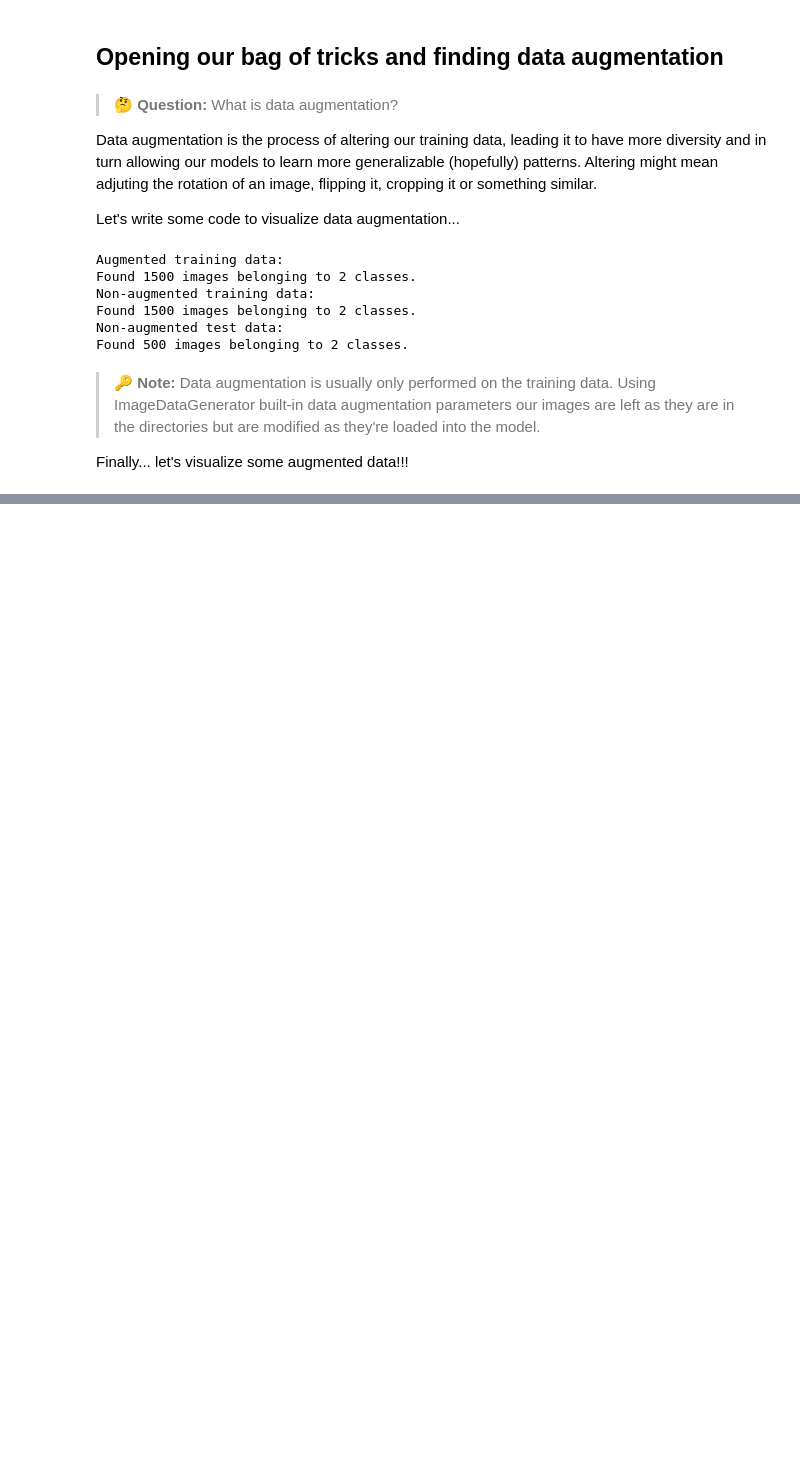
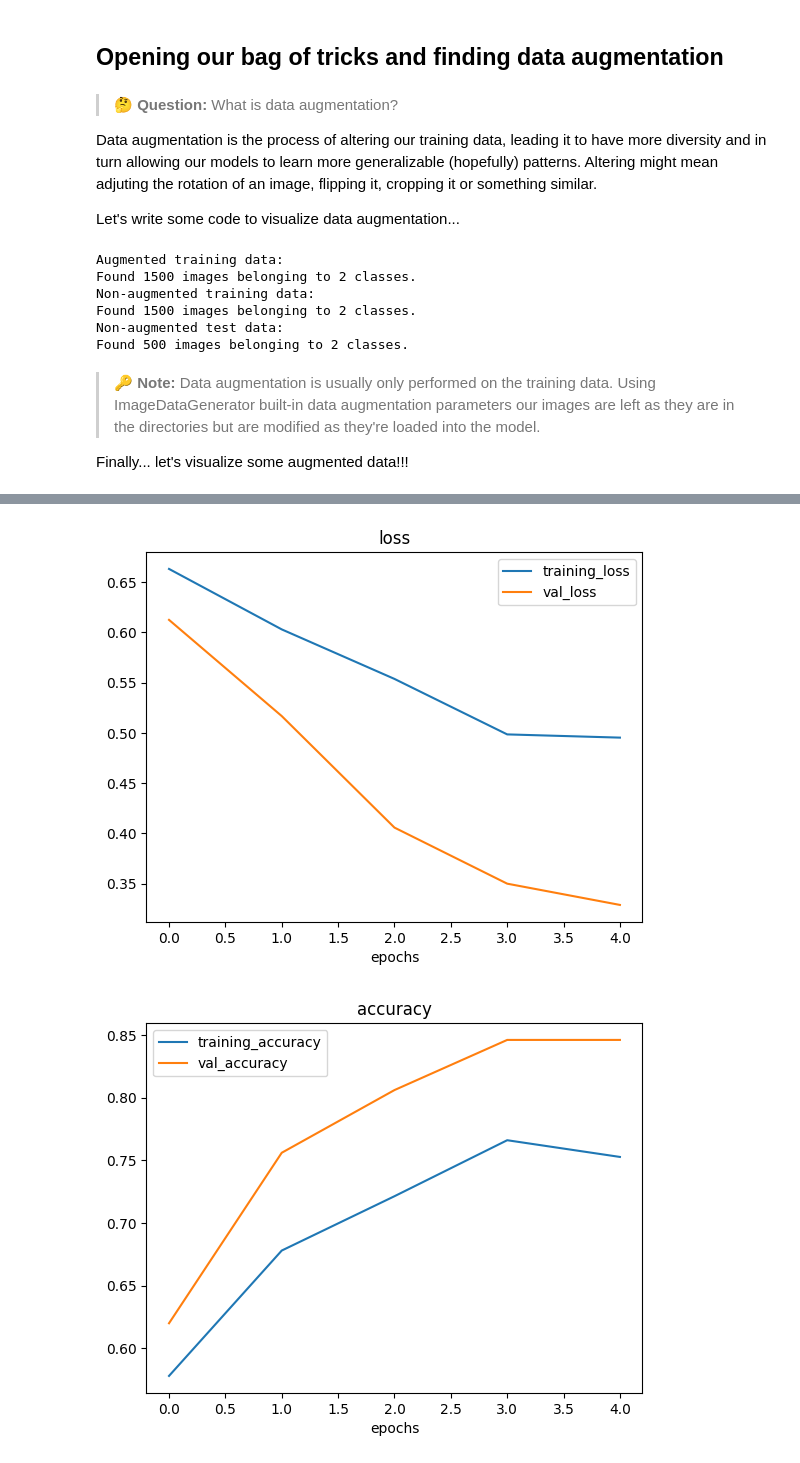
Before and after one commit to shapi88/tensorflow_book, a Jupyter notebook: 03_convolutional_neural_networks_with_tensorflow.ipynb, the cells around one changed output, grey strips where cells are left out. Saved outputs shown, nothing was run; the diff lists cells and outputs as text; code cells hidden in the pictures; blank space fills up the shorter version.

```diff
--- a/03_convolutional_neural_networks_with_tensorflow.ipynb
+++ b/03_convolutional_neural_networks_with_tensorflow.ipynb
@@ -866,0 +1017,7 @@ showing image number: 25
+# %%
+# Import data and augment it and shuffle from training directory
+train_data_augmented_shuffled = train_datagen_augmented.flow_from_directory(train_dir,
+                                                                            target_size=(224, 224),
+                                                                            class_mode="binary",
+                                                                            batch_size=32,
+                                                                            shuffle=True) # shuffle data this time
@@ -866,0 +1026,24 @@ showing image number: 25
+# %%
+# Create the model (this is going to be our new baseline)
+model_8 = Sequential([
+  Conv2D(10, 3, activation="relu", input_shape=(224, 224, 3)
+  ),
+  MaxPool2D(pool_size=2),
+  Conv2D(10, 3, activation="relu"),
+  MaxPool2D(),
+  Conv2D(10, 3, activation="relu"),
+  MaxPool2D(),
+  Flatten(),
+  Dense(1, activation="sigmoid")
+])
+
+# Compile the model
+model_8.compile(loss="binary_crossentropy",
+                optimizer=Adam(),
+                metrics=["accuracy"])
+# Fit the model
+history_8 = model_8.fit(train_data_augmented_shuffled,
+                        epochs=5,
+                        steps_per_epoch=len(train_data_augmented_shuffled),
+                        validation_data=test_data,
+                        validation_steps=len(valid_data))
@@ -866,0 +1061,5 @@ showing image number: 25
+# %%
+plot_loss_curves(history_8)
+# %% [output]
+[figure, added]
+[figure, added]
```
Also changed, not shown: parts of 29 cells of this notebook.
